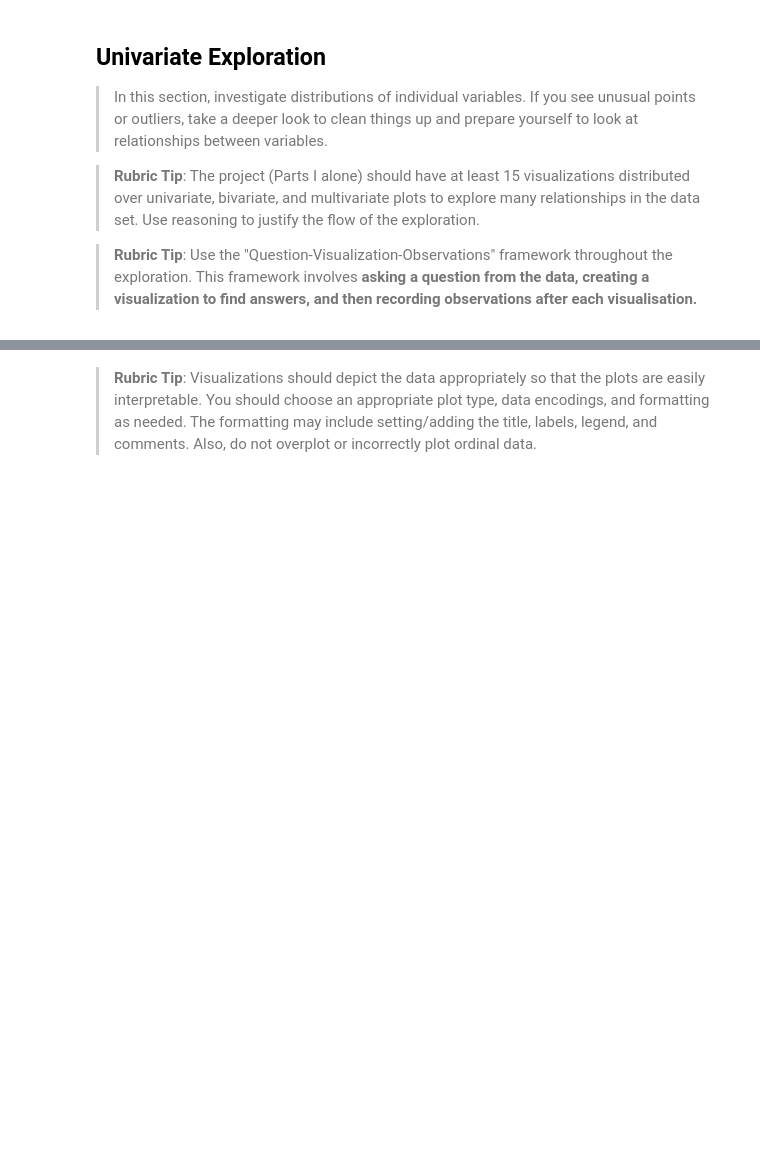
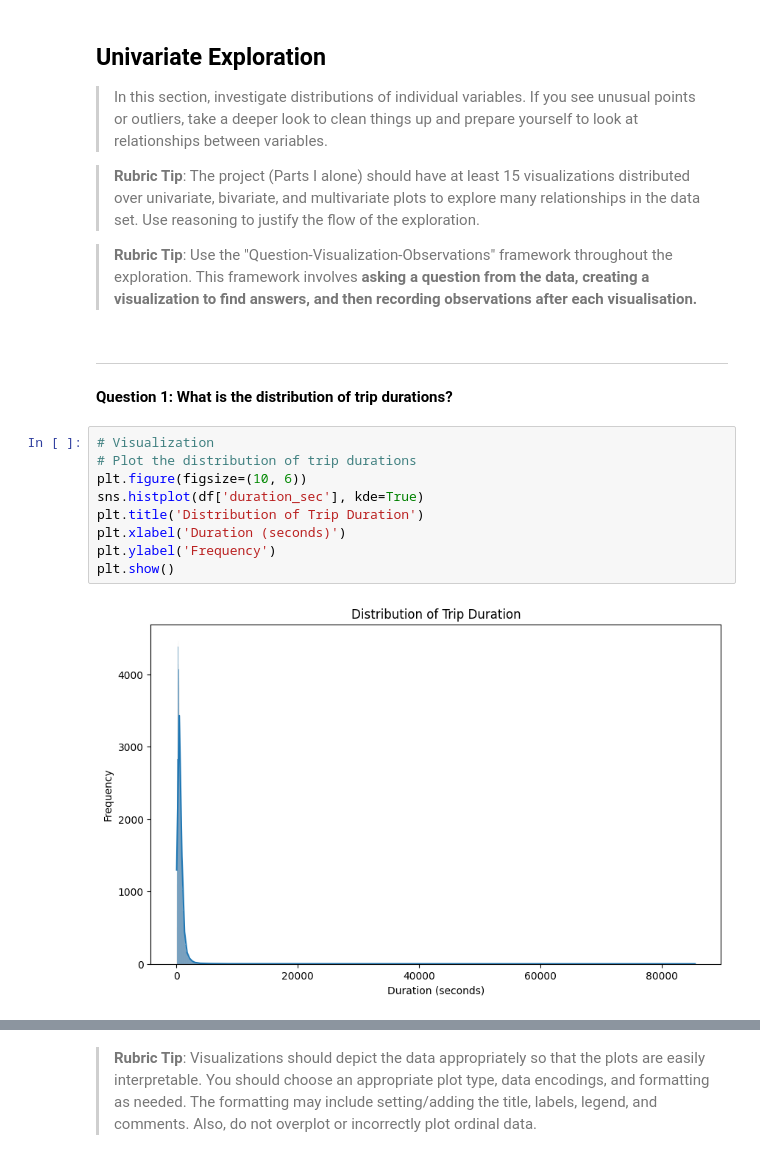
Before and after one commit to JonathanPrentice/Udacity-Data-Analyst-Nanodegree, a Jupyter notebook: Project 3 - Communicate Data Findings/notebooks/Part_I_Exploration.ipynb, the cells around one changed output, grey strips where cells are left out. Saved outputs shown, nothing was run; the diff lists cells and outputs as text; blank space fills up the shorter version.

```diff
--- a/Project 3 - Communicate Data Findings/notebooks/Part_I_Exploration.ipynb
+++ b/Project 3 - Communicate Data Findings/notebooks/Part_I_Exploration.ipynb
@@ -110,3 +101,18 @@ and prepare yourself to look at relationships between variables.
 
 
 >**Rubric Tip**: Use the "Question-Visualization-Observations" framework  throughout the exploration. This framework involves **asking a question from the data, creating a visualization to find answers, and then recording observations after each visualisation.**
+# %% [markdown]
+---
+# %% [markdown]
+**Question 1: What is the distribution of trip durations?**
+# %%
+# Visualization
+# Plot the distribution of trip durations
+plt.figure(figsize=(10, 6))
+sns.histplot(df['duration_sec'], kde=True)
+plt.title('Distribution of Trip Duration')
+plt.xlabel('Duration (seconds)')
+plt.ylabel('Frequency')
+plt.show()
+# %% [output]
+[figure, added]
```
Also changed, not shown: parts of 21 cells of this notebook.
